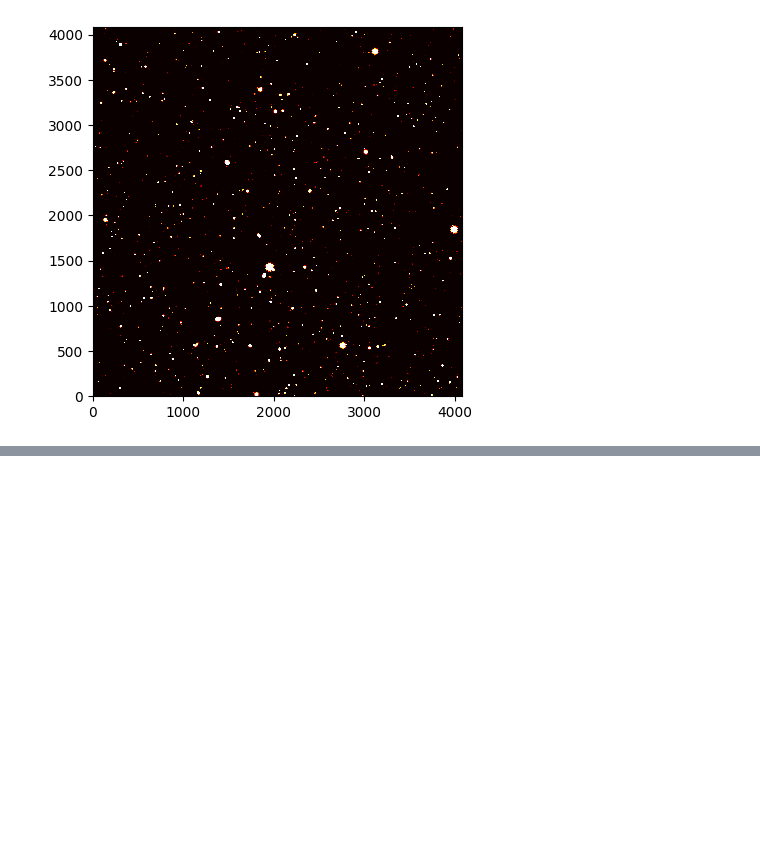
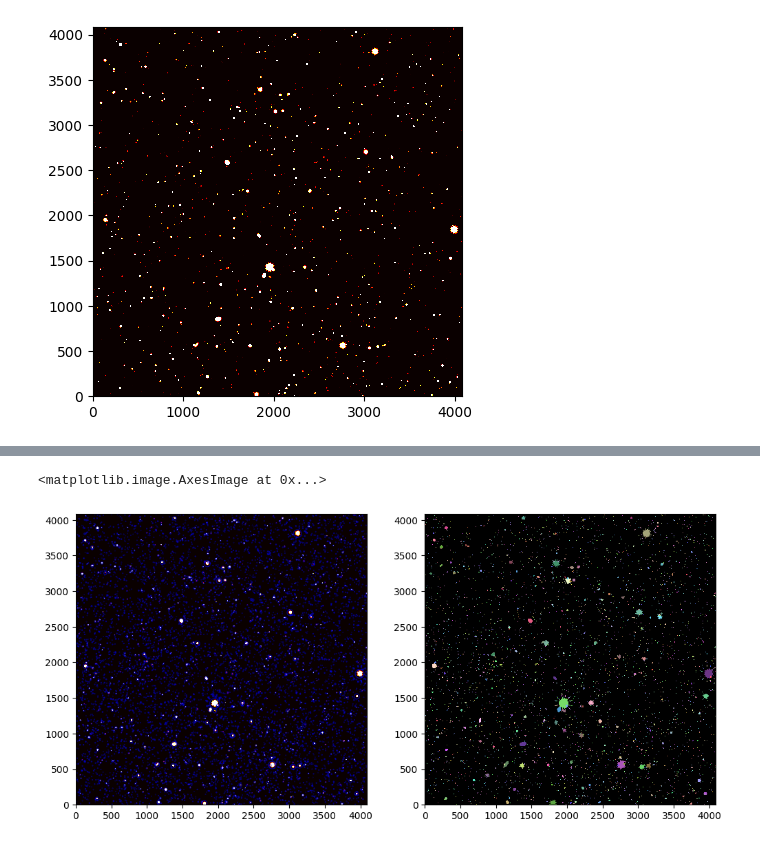
Before and after one commit to keithbuckholz/summer-roman-project, a Jupyter notebook: segmentation-practice/segmenting-FOV0.ipynb, the cells around one changed output, grey strips where cells are left out. Drawn from its saved outputs; the diff is of its cells as text; code cells hidden in the pictures; blank space fills up the shorter version.

```diff
--- a/segmentation-practice/segmenting-FOV0.ipynb
+++ b/segmentation-practice/segmenting-FOV0.ipynb
@@ -71,0 +78,9 @@ Text(0.5, 1.0, 'Difference')
+# %%
+from photutils.segmentation import SourceCatalog
+cat = SourceCatalog(direct, convolved_seg_map, convolved_data=convolved_data)
+tbl = cat.to_table()
+tbl['xcentroid'].info.format = '.2f'  # optional format
+tbl['ycentroid'].info.format = '.2f'
+tbl['kron_flux'].info.format = '.2f'
+print(tbl)
+print(tbl[0]['area'].value)
@@ -71,0 +105,14 @@ Text(0.5, 1.0, 'Difference')
+# %%
+import matplotlib.patches as pch
+fig, (ax1, ax2) = plt.subplots(1, 2, figsize=(12, 12))
+
+ax1.imshow(direct, vmin=0.4, vmax=1., cmap='hot', origin='lower')
+for object in tbl:
+    patch = pch.Circle((object['xcentroid'], object['ycentroid']), fill=False, radius=np.sqrt(object['area'].value/np.pi), alpha=0.5, color='blue')
+    ax1.add_patch(patch)
+
+
+ax2.imshow(convolved_seg_map, cmap=convolved_seg_map.cmap, interpolation='nearest', origin='lower')
+# %% [output]
+<matplotlib.image.AxesImage at 0x...>
+[figure, added]
```
Also changed, not shown: parts of 14 cells of this notebook, 12 other files.
